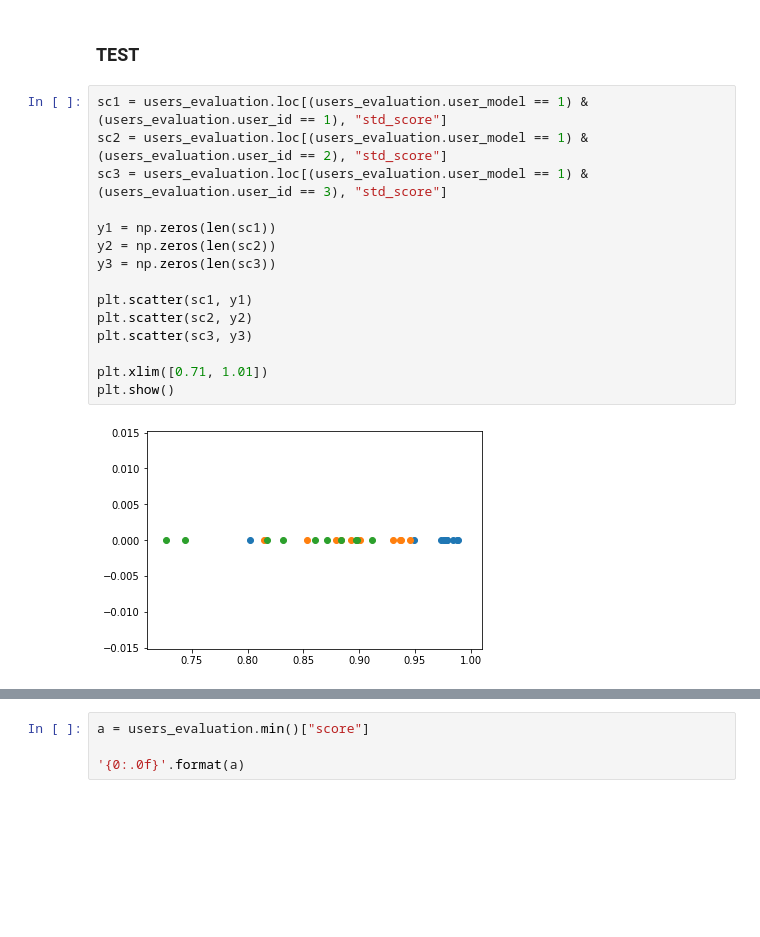
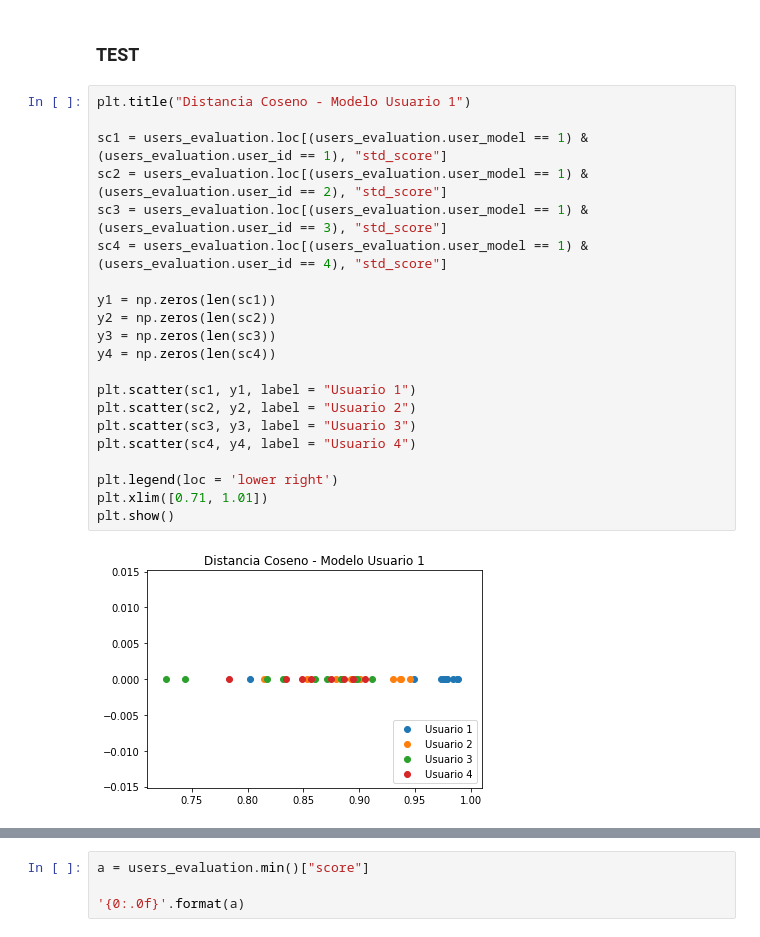
Before and after one commit to aronlo/tesis, a Jupyter notebook: cosine_distance_final_metodology.ipynb, the cells around one changed output, grey strips where cells are left out. Saved outputs shown, nothing was run; the diff lists cells and outputs as text; blank space fills up the shorter version.

Commit message:
change labels in pics

```diff
--- a/cosine_distance_final_metodology.ipynb
+++ b/cosine_distance_final_metodology.ipynb
@@ -613,20 +617,26 @@ accuracy_score(y_test, y_pred)
 # %% [markdown]
 ### TEST
 # %%
+plt.title("Distancia Coseno - Modelo Usuario 1")
+
 sc1 = users_evaluation.loc[(users_evaluation.user_model == 1) & (users_evaluation.user_id == 1), "std_score"]
 sc2 = users_evaluation.loc[(users_evaluation.user_model == 1) & (users_evaluation.user_id == 2), "std_score"]
 sc3 = users_evaluation.loc[(users_evaluation.user_model == 1) & (users_evaluation.user_id == 3), "std_score"]
+sc4 = users_evaluation.loc[(users_evaluation.user_model == 1) & (users_evaluation.user_id == 4), "std_score"]
 
 y1 = np.zeros(len(sc1))
 y2 = np.zeros(len(sc2))
 y3 = np.zeros(len(sc3))
+y4 = np.zeros(len(sc4))
 
-plt.scatter(sc1, y1)
-plt.scatter(sc2, y2)
-plt.scatter(sc3, y3)
+plt.scatter(sc1, y1, label = "Usuario 1")
+plt.scatter(sc2, y2, label = "Usuario 2")
+plt.scatter(sc3, y3, label = "Usuario 3")
+plt.scatter(sc4, y4, label = "Usuario 4")
 
+plt.legend(loc = 'lower right')
 plt.xlim([0.71, 1.01])
 plt.show()
 # %% [output]
-[figure, old version]
+[figure, new version]
 # %%
```
Also changed, not shown: parts of 3 cells of this notebook, 4 other files.
